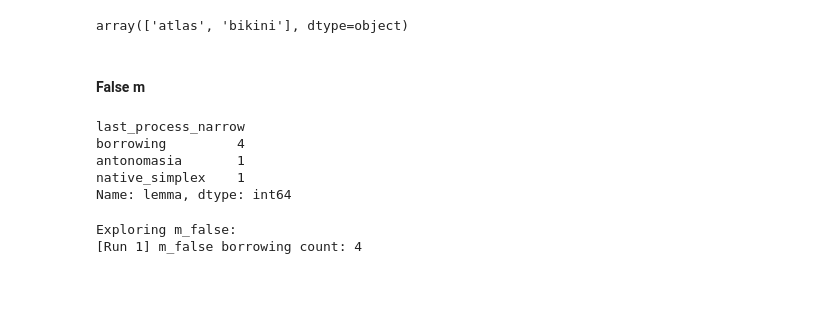
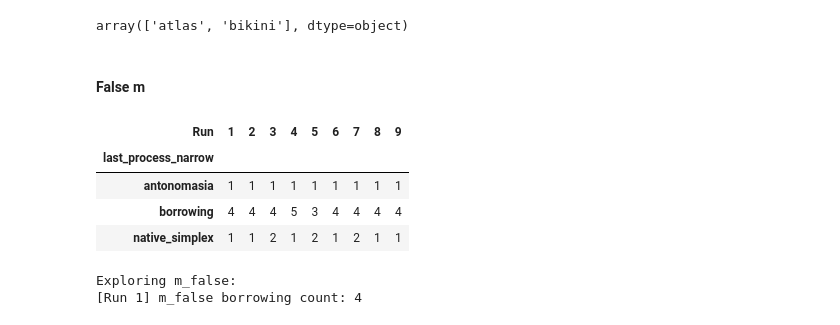
Before and after one commit to obonami/gender_prediction, a Jupyter notebook: src/phon_pred_analysis.ipynb, the cells around one changed output. Saved outputs shown, nothing was run; the diff lists cells and outputs as text; code cells hidden in the pictures; blank space fills up the shorter version.

```diff
--- a/src/phon_pred_analysis.ipynb
+++ b/src/phon_pred_analysis.ipynb
@@ -325,23 +312,18 @@ Exploring f_false:
 array(['atlas', 'bikini'], dtype=object)
 # %% [markdown]
 #### False m
-# %%
-run = 1
-pred_gender = 'm'
-true_gender = 'f'
-category = 'last_process_narrow'
-
-f_false_rows = phon_preds_x10[(phon_preds_x10['Run'] == run) & (phon_preds_x10["phon_pred"] == pred_gender) & (phon_preds_x10['true'] == true_gender)]
-f_false_rows = f_false_rows.merge(echantinom[['lemma', category]], how='left', left_on='lemma', right_on='lemma')
-
-f_false_rows.groupby(category)['lemma'].count().sort_values(ascending=False)
-# f_false_rows
-# %% [output]
-last_process_narrow
-borrowing         4
-antonomasia       1
-native_simplex    1
-Name: lemma, dtype: int64
+# %%
+pred_gender = 'm'
+true_gender = 'f'
+category = 'last_process_narrow'
+
+get_subcategories_count_per_run(phon_preds_x10, pred_gender, true_gender, category, echantinom, col='phon_pred')
+# %% [output]
+| Run | 1 | 2 | 3 | 4 | 5 | 6 | 7 | 8 | 9 |
+| last_process_narrow |  |  |  |  |  |  |  |  |  |
+| antonomasia | 1 | 1 | 1 | 1 | 1 | 1 | 1 | 1 | 1 |
+| borrowing | 4 | 4 | 4 | 5 | 3 | 4 | 4 | 4 | 4 |
+| native_simplex | 1 | 1 | 2 | 1 | 2 | 1 | 2 | 1 | 1 |
 # %%
 subcategory = 'borrowing'
 
```
Also changed, not shown: parts of 19 cells of this notebook, 1 other file.
